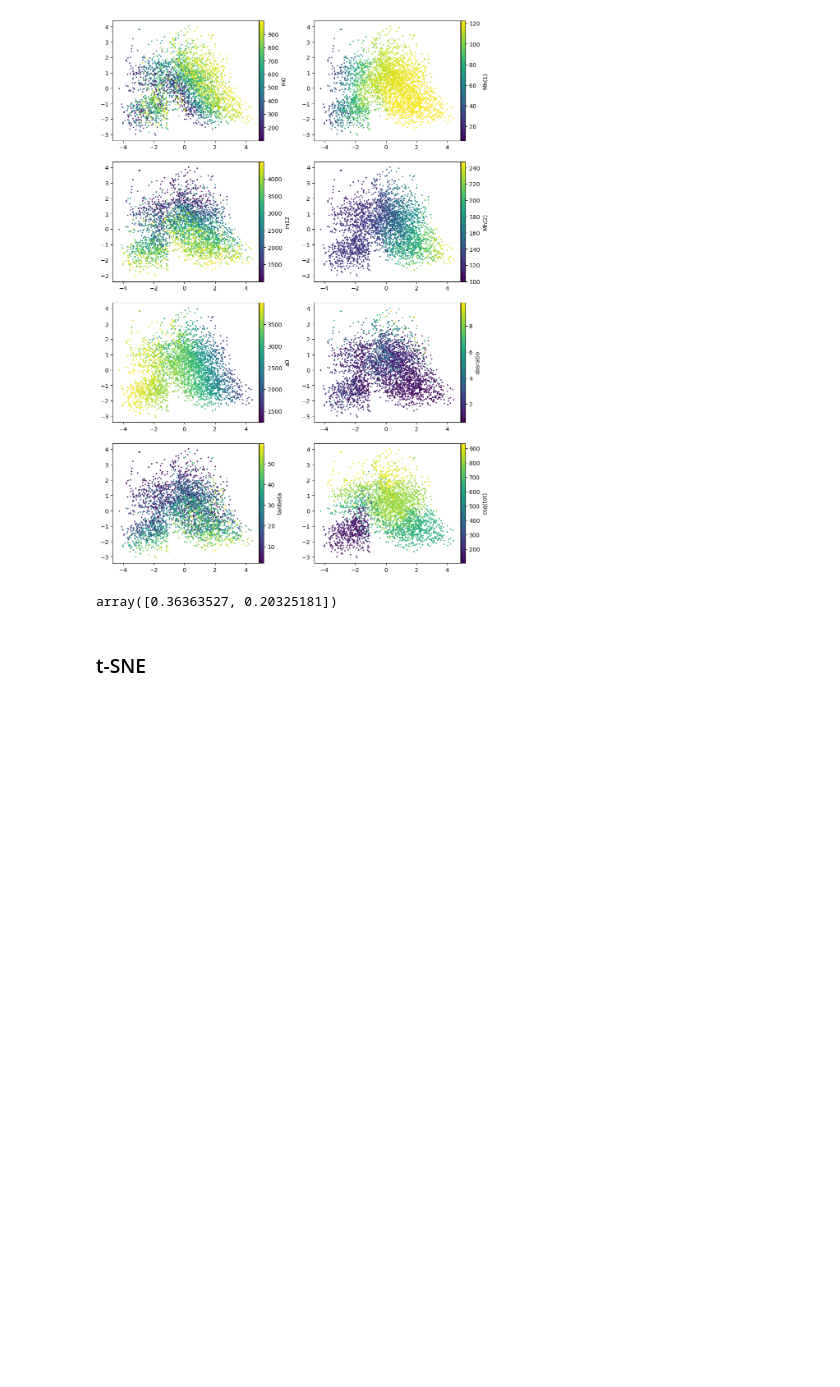
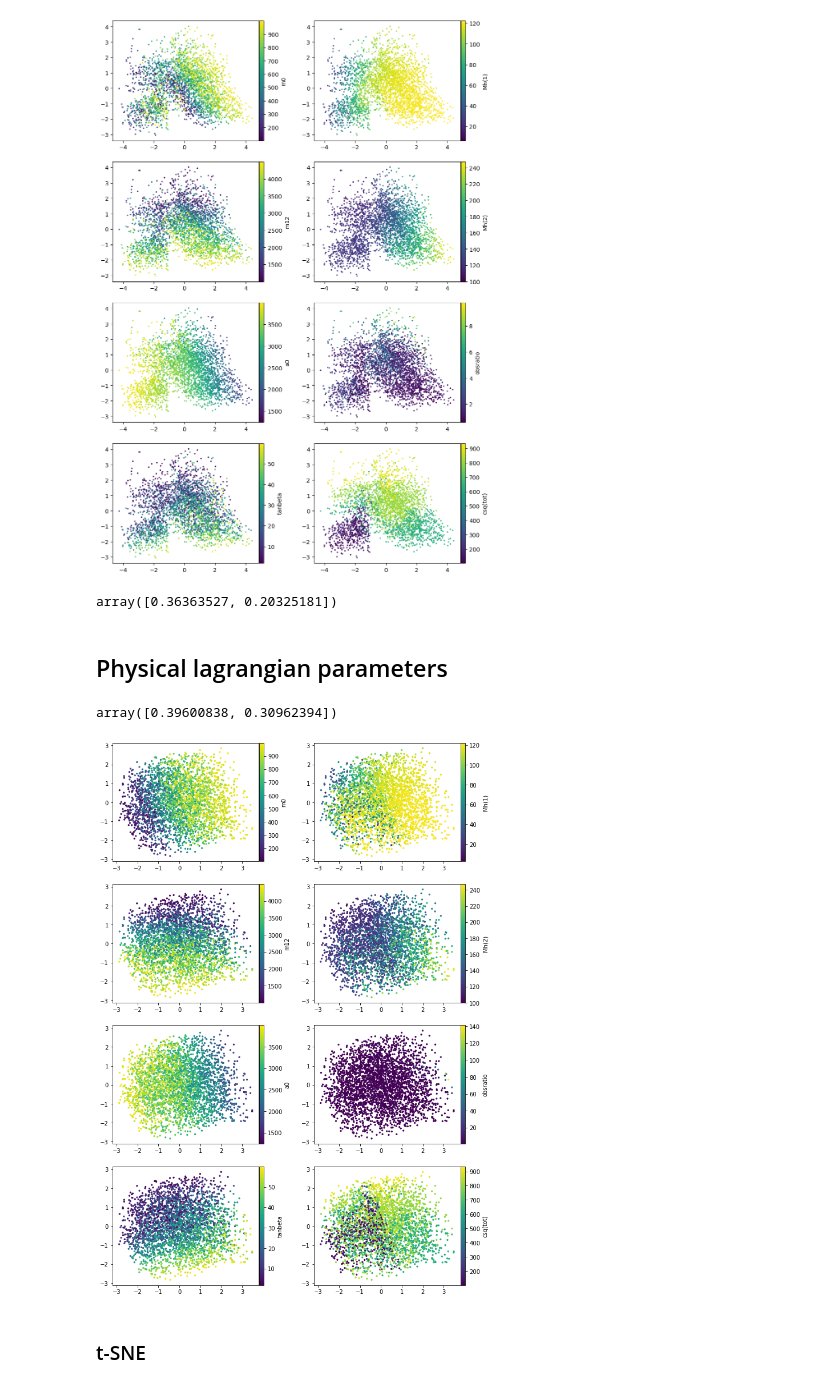
Before and after one commit to mjadiaz/hep-scanner, a Jupyter notebook: dim_reduction.ipynb, the cells around one changed output. Drawn from its saved outputs; the diff is of its cells as text; code cells hidden in the pictures; blank space fills up the shorter version.

```diff
--- a/dim_reduction.ipynb
+++ b/dim_reduction.ipynb
@@ -316,3 +316,5 @@ plt.show()
 pca.explained_variance_ratio_
 # %% [output]
 array([0.36363527, 0.20325181])
+# %% [markdown]
+## Physical lagrangian parameters
@@ -318,0 +326,9 @@ array([0.36363527, 0.20325181])
+# %%
+features = ['m0', 'm12', 'a0', 'tanbeta']
+xt = phy
+# Separating out the features
+x = xt.loc[:, features].values
+# Separating out the target
+#y = phy.loc[:,['physical']].values
+# Standardizing the features
+x = StandardScaler().fit_transform(x)
@@ -319,3 +342,36 @@ array([0.36363527, 0.20325181])
+# %%
+pca.explained_variance_ratio_
+# %% [output]
+array([0.39600838, 0.30962394])
+# %%
+fig, axs = plt.subplots(4, 2, figsize=(10,14))
+axes = [(0,0), (1,0), (2,0), (3,0), (0,1), (1,1), (2,1), (3,1)]
+for column, axis in zip(columns, axes):
+    a,b = axis
+    ax = axs[a,b]
+
+    #ax.set_xlabel('pc1', fontsize = 15)
+    #ax.set_ylabel('pc2', fontsize = 15)
+    #ax.set_title('2 component PCA', fontsize = 20)
+
+
+    im1 = ax.scatter(
+        principalDf['principal component 1'],
+        principalDf['principal component 2'],
+        c = xt[column],
+        s = 5, alpha=1)
+    divider = make_axes_locatable(ax)
+    cax = divider.append_axes('right', size='3%', pad=0.01)
+    cbar=fig.colorbar(im1, cax=cax, orientation='vertical')
+    cbar.set_label(column)
+    #cbar = plt.colorbar()
+    #cbar.set_label(column)
+    #ax.legend(targets)
+    #ax.grid()
+fig.tight_layout(pad=2.0)
+plt.show()
+# %% [output]
+[figure, added]
 # %% [markdown]
 ### t-SNE
 # %%
```
Also changed, not shown: parts of 4 cells of this notebook.
